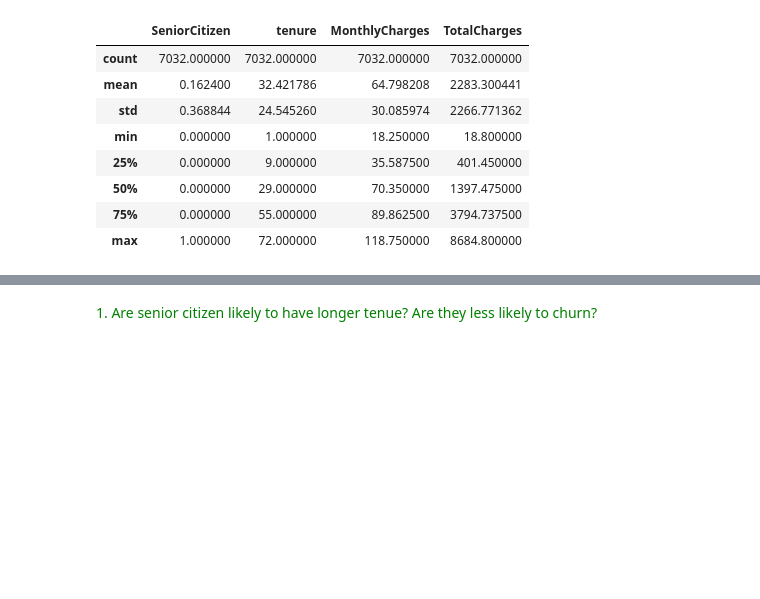
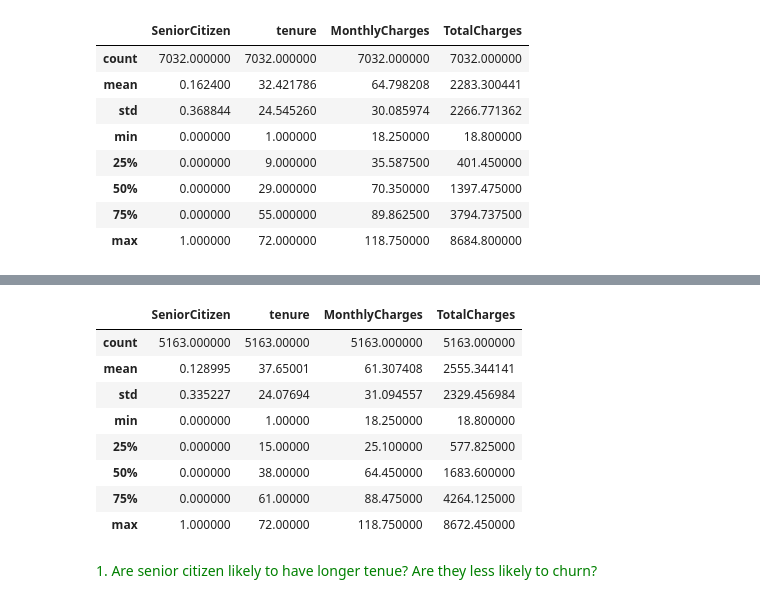
Before and after one commit to albertdchiu1/Springboard-Data-Science, a Jupyter notebook: Capstone-1-Project/Code/7.2.1_Capstone_1_Storytelling.ipynb, the cells around one changed output, grey strips where cells are left out. Drawn from its saved outputs; the diff is of its cells as text; code cells hidden in the pictures; blank space fills up the shorter version.

```diff
--- a/Capstone-1-Project/Code/7.2.1_Capstone_1_Storytelling.ipynb
+++ b/Capstone-1-Project/Code/7.2.1_Capstone_1_Storytelling.ipynb
@@ -62,3 +53,15 @@ churn_df.describe()
+# %%
+churn_df[churn_df.Churn == 'No'].describe()
+# %% [output]
+|  | SeniorCitizen | tenure | MonthlyCharges | TotalCharges |
+| count | 5163.000000 | 5163.00000 | 5163.000000 | 5163.000000 |
+| mean | 0.128995 | 37.65001 | 61.307408 | 2555.344141 |
+| std | 0.335227 | 24.07694 | 31.094557 | 2329.456984 |
+| min | 0.000000 | 1.00000 | 18.250000 | 18.800000 |
+| 25% | 0.000000 | 15.00000 | 25.100000 | 577.825000 |
+| 50% | 0.000000 | 38.00000 | 64.450000 | 1683.600000 |
+| 75% | 0.000000 | 61.00000 | 88.475000 | 4264.125000 |
+| max | 1.000000 | 72.00000 | 118.750000 | 8672.450000 |
 # %% [markdown]
 <font color='green'>
 1. Are senior citizen likely to have longer tenue?  Are they less likely to churn?
```
Also changed, not shown: parts of 4 cells of this notebook, 1 other file.
